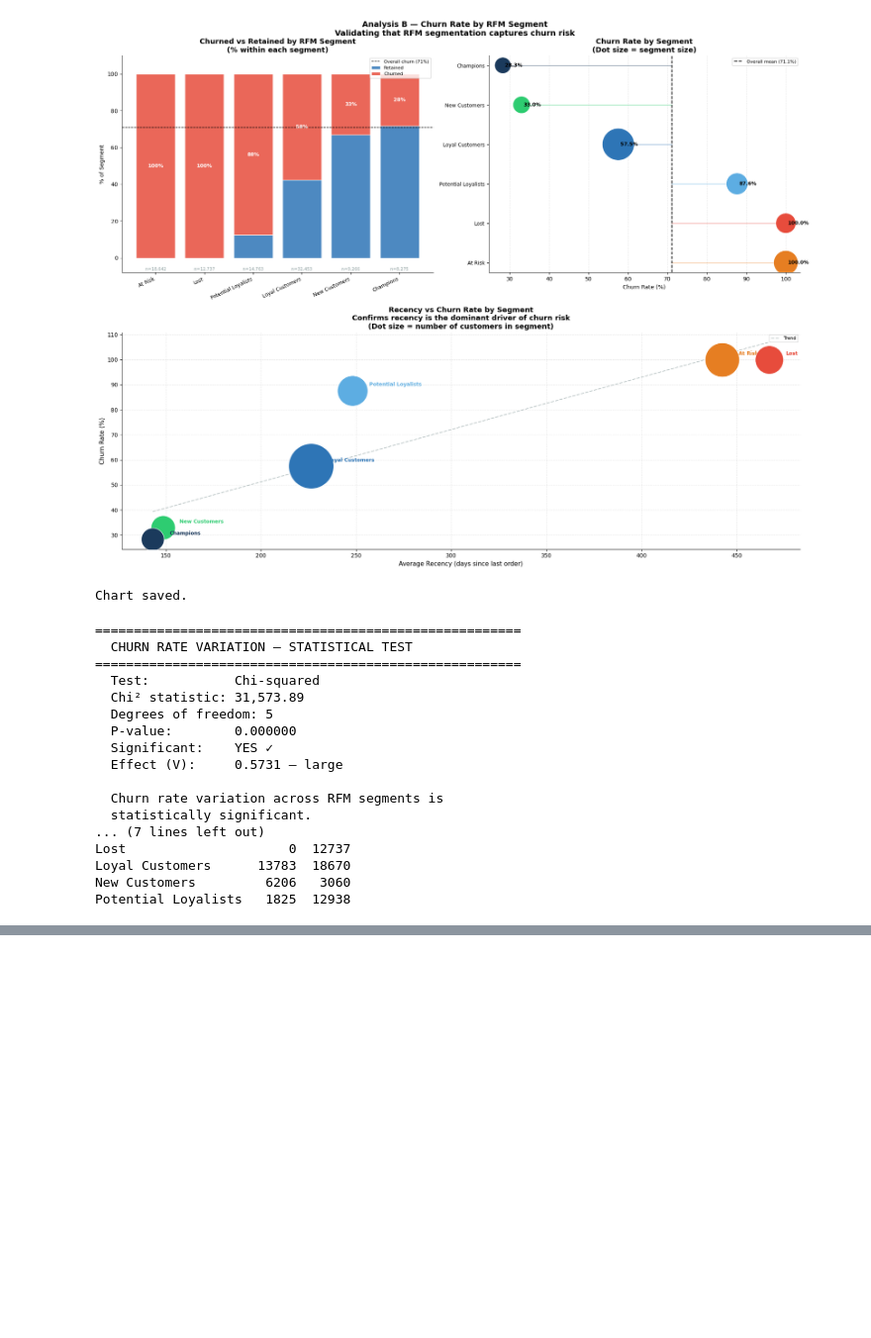
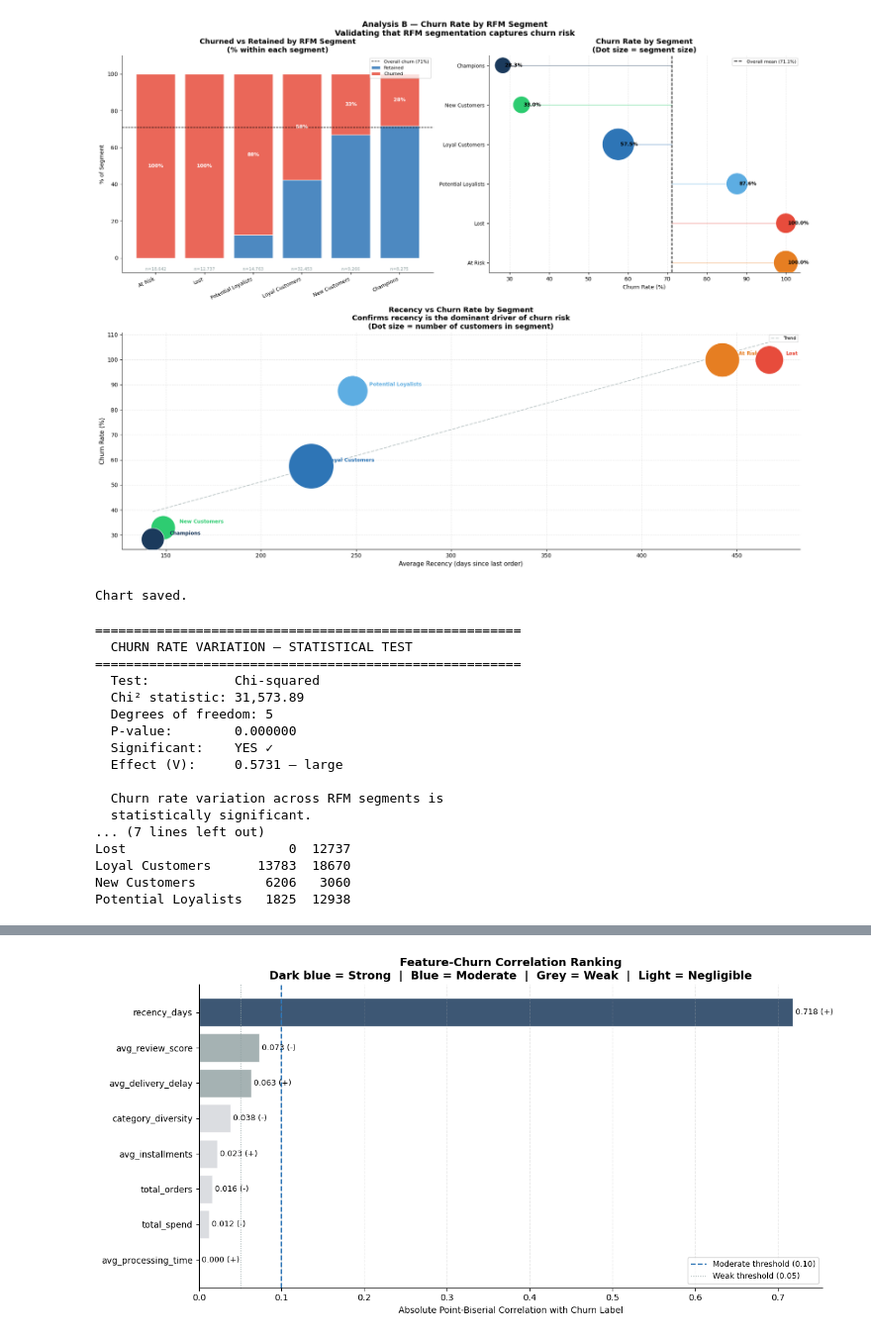
Before and after one commit to T-Letuka/Retail, a Jupyter notebook: notebooks/02_Statistical_analysis.ipynb, the cells around one changed output, grey strips where cells are left out. Shown at 99% size. Cells and saved outputs as stored; diff of their text form; code cells hidden in the pictures; blank space fills up the shorter version.

```diff
--- a/notebooks/02_Statistical_analysis.ipynb
+++ b/notebooks/02_Statistical_analysis.ipynb
@@ -1707,0 +1807,2 @@ Potential Loyalists   1825  12938
+# %%
+rfm_churn = rfm_churn.drop(columns = ['category_diversity'], errors='ignore')
@@ -1707,0 +1937,16 @@ Potential Loyalists   1825  12938
+# %%
+from scipy.stats import pointbiserialr
+
+correlations = {}
+
+for col in feature_cols:
+    valid = features_df[[col, 'churned']].dropna()
+    r, p = pointbiserialr(valid[col], valid['churned'])
+    correlations[col] = {
+        'correlation': r,
+        'p_value': p,
+        'abs_correlation': abs(r),
+        'significant': p < 0.05,
+        'direction': 'positive' if r > 0 else 'negative',
+        'n': len(valid)
+    }
@@ -1707,0 +2108,63 @@ Potential Loyalists   1825  12938
+# %%
+fig, ax = plt.subplots(figsize=(12, 6))
+
+sorted_corr = corr_df.sort_values('abs_correlation', ascending=True)
+
+colours = []
+for abr in sorted_corr['abs_correlation'].astype(float):
+    if abr >= 0.3:
+        colours.append(COLOUR_PRIMARY)
+    elif abr >= 0.1:
+        colours.append(COLOUR_ACCENT)
+    elif abr >= 0.05:
+        colours.append(COLOUR_NEUTRAL)
+    else:
+        colours.append('#D5D8DC')
+
+bars = ax.barh(
+    range(len(sorted_corr)),
+    sorted_corr['abs_correlation'].astype(float),
+    color=colours,
+    alpha=0.85,
+    edgecolor='white'
+)
+
+# Value labels
+for bar, (feat, row) in zip(bars, sorted_corr.iterrows()):
+    r_val  = float(row['correlation'])
+    abr    = float(row['abs_correlation'])
+    direct = '(+)' if r_val > 0 else '(-)'
+    ax.text(
+        bar.get_width() + 0.003,
+        bar.get_y() + bar.get_height()/2,
+        f'{abr:.3f} {direct}',
+        va='center', fontsize=9
+    )
+
+# Threshold lines
+ax.axvline(x=0.10, color=COLOUR_ACCENT, linewidth=1.5,
+           linestyle='--', label='Moderate threshold (0.10)')
+ax.axvline(x=0.05, color=COLOUR_NEUTRAL, linewidth=1,
+           linestyle=':', label='Weak threshold (0.05)')
+
+ax.set_yticks(range(len(sorted_corr)))
+ax.set_yticklabels(sorted_corr.index, fontsize=10)
+ax.set_xlabel('Absolute Point-Biserial Correlation with Churn Label')
+ax.set_title(
+    'Feature-Churn Correlation Ranking\n'
+    'Dark blue = Strong  |  Blue = Moderate  |  '
+    'Grey = Weak  |  Light = Negligible',
+    fontweight='bold'
+)
+ax.legend(fontsize=9)
+ax.grid(axis='x', alpha=0.3, linestyle='--')
+
+plt.tight_layout()
+plt.savefig(
+    '../outputs/figures/churn_C_feature_correlations.png',
+    dpi=150, bbox_inches='tight'
+)
+plt.show()
+print("Chart saved.")
+# %% [output]
+[figure, added]
```
Also changed, not shown: parts of 20 cells of this notebook, 3 other files.
